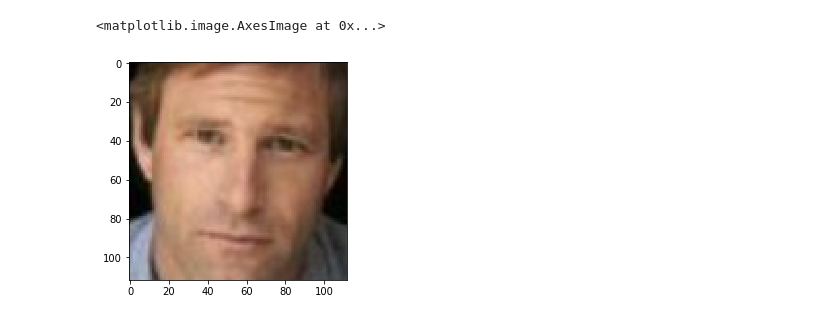
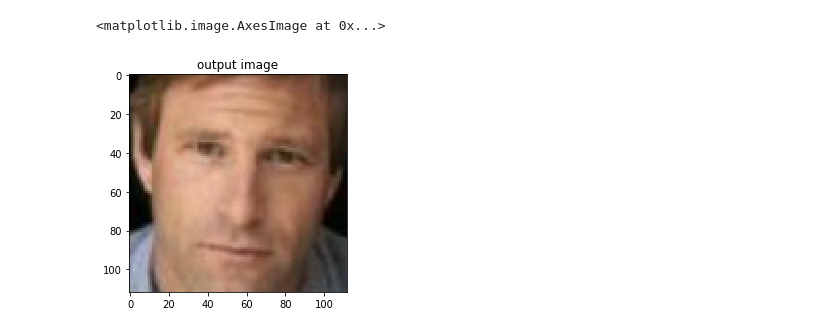
Before and after one commit to virtual457/face_detector, a Jupyter notebook: face detector.ipynb, the cells around one changed output. Saved outputs shown, nothing was run; the diff lists cells and outputs as text; code cells hidden in the pictures.

```diff
--- a/face detector.ipynb
+++ b/face detector.ipynb
@@ -40,6 +46,7 @@ def ret_face(x):
 # %%
 a=ret_face('Aaron_Eckhart_0001.jpg')
+plt.title("output image")
 plt.imshow(a,cmap="gray")
 # %% [output]
 <matplotlib.image.AxesImage at 0x...>
-[figure, old version]
+[figure, new version]
```
Also changed, not shown: parts of 1 cell of this notebook.
